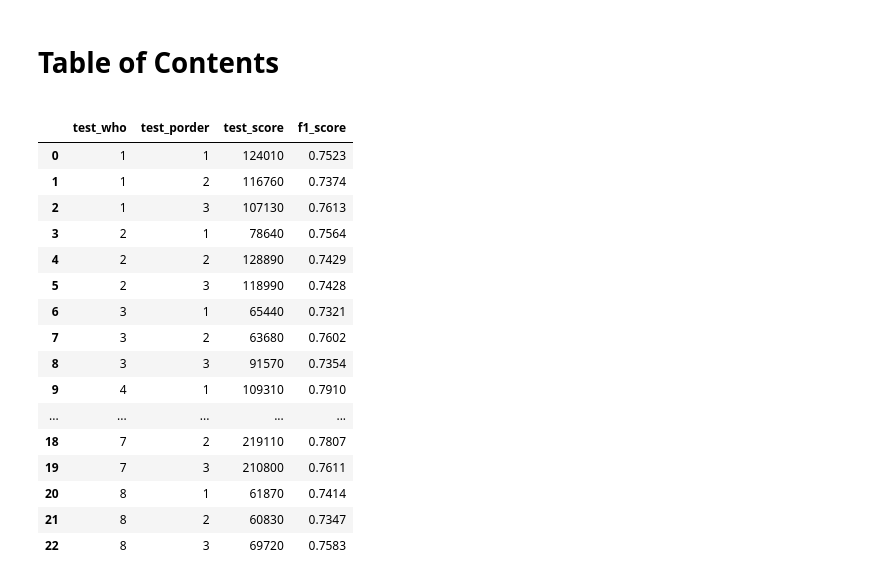
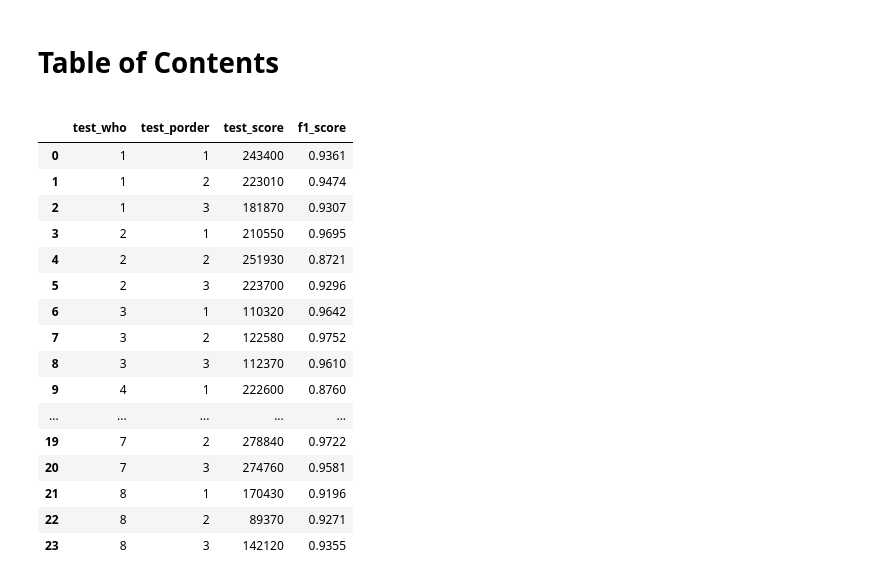
Before and after one commit to dsmilab/Taiko-Master, a Jupyter notebook: util/doraemon_scenario-analysis.ipynb, the cells around one changed output. Drawn from its saved outputs; the diff is of its cells as text; code cells hidden in the pictures.

```diff
--- a/util/doraemon_scenario-analysis.ipynb
+++ b/util/doraemon_scenario-analysis.ipynb
@@ -8,23 +8,23 @@ import numpy as np
 import pandas as pd
 from tqdm import tqdm
 # %%
-result_df = pd.read_csv('CSV/song4_result-sc-yy.csv')
+result_df = pd.read_csv('CSV/song1_result-sc-yy.csv')
 result_df
 # %% [output]
 |  | test_who | test_porder | test_score | f1_score |
-| 0 | 1 | 1 | 124010 | 0.7523 |
-| 1 | 1 | 2 | 116760 | 0.7374 |
-| 2 | 1 | 3 | 107130 | 0.7613 |
-| 3 | 2 | 1 | 78640 | 0.7564 |
-| 4 | 2 | 2 | 128890 | 0.7429 |
-| 5 | 2 | 3 | 118990 | 0.7428 |
-| 6 | 3 | 1 | 65440 | 0.7321 |
-| 7 | 3 | 2 | 63680 | 0.7602 |
-| 8 | 3 | 3 | 91570 | 0.7354 |
-| 9 | 4 | 1 | 109310 | 0.7910 |
+| 0 | 1 | 1 | 243400 | 0.9361 |
+| 1 | 1 | 2 | 223010 | 0.9474 |
+| 2 | 1 | 3 | 181870 | 0.9307 |
+| 3 | 2 | 1 | 210550 | 0.9695 |
+| 4 | 2 | 2 | 251930 | 0.8721 |
+| 5 | 2 | 3 | 223700 | 0.9296 |
+| 6 | 3 | 1 | 110320 | 0.9642 |
+| 7 | 3 | 2 | 122580 | 0.9752 |
+| 8 | 3 | 3 | 112370 | 0.9610 |
+| 9 | 4 | 1 | 222600 | 0.8760 |
 | ... | ... | ... | ... | ... |
-| 18 | 7 | 2 | 219110 | 0.7807 |
-| 19 | 7 | 3 | 210800 | 0.7611 |
-| 20 | 8 | 1 | 61870 | 0.7414 |
-| 21 | 8 | 2 | 60830 | 0.7347 |
-| 22 | 8 | 3 | 69720 | 0.7583 |
+| 19 | 7 | 2 | 278840 | 0.9722 |
+| 20 | 7 | 3 | 274760 | 0.9581 |
+| 21 | 8 | 1 | 170430 | 0.9196 |
+| 22 | 8 | 2 | 89370 | 0.9271 |
+| 23 | 8 | 3 | 142120 | 0.9355 |
```
Also changed, not shown: parts of 3 cells of this notebook, 5 other files.
